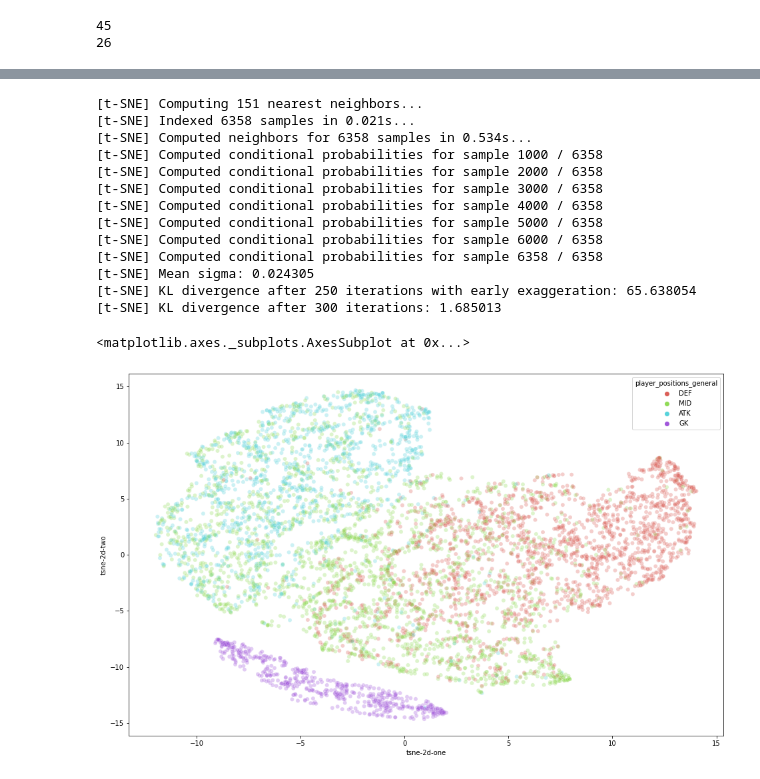
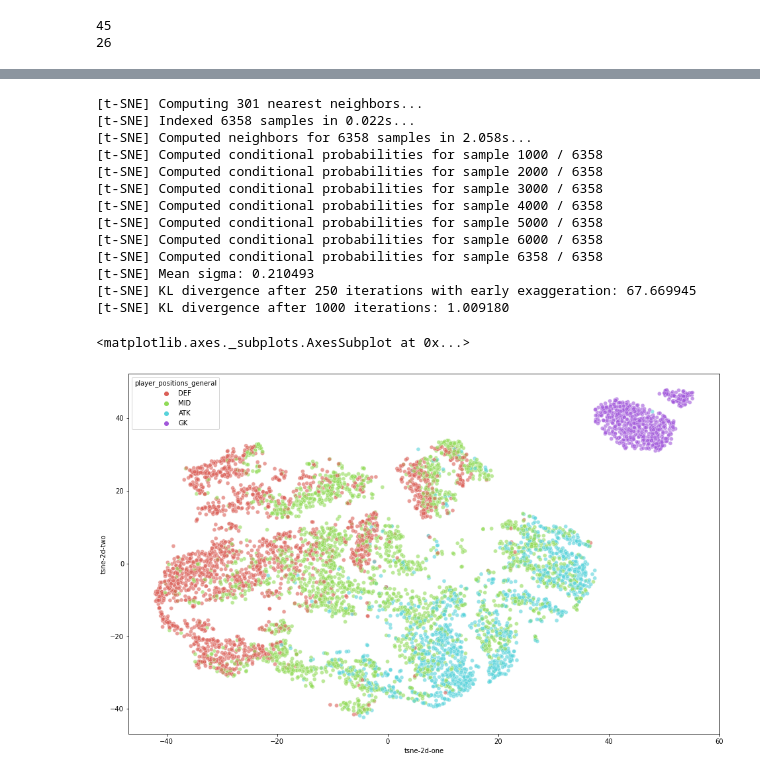
Before and after one commit to limxuanyu127/Soccer-Player-Attributes-Comparison, a Jupyter notebook: fifa_similarity_search/embedding_generation/SSM_Embeddings_Generation.ipynb, the cells around one changed output, grey strips where cells are left out. Saved outputs shown, nothing was run; the diff lists cells and outputs as text; code cells hidden in the pictures.

```diff
--- a/fifa_similarity_search/embedding_generation/SSM_Embeddings_Generation.ipynb
+++ b/fifa_similarity_search/embedding_generation/SSM_Embeddings_Generation.ipynb
@@ -110,11 +110,11 @@ output_dims = len(target_cols)
 
 model = keras.Sequential(
     [
-     layers.Dense(36, activation='relu', input_shape=(input_dims,), name='first_hidden_layer'),
-     layers.Dropout(0.5),
+     layers.Dense(38, activation='relu', input_shape=(input_dims,), name='first_hidden_layer'),
+    #  layers.Dropout(0.5),
      layers.Dense(32, name='final_hidden_layer'),
      layers.Activation("relu"),
-     layers.Dropout(0.5),
+    #  layers.Dropout(0.5),
      layers.Dense(output_dims, activation='linear'),
     ]
 , name='positional_ratings_predictor')
@@ -265,12 +208,12 @@ from sklearn.manifold import TSNE
 
 df_subset = pd.concat([df_embeddings, df_nominal['player_positions_general']], axis=1)
 
-tsne = TSNE(n_components=2, verbose=1, perplexity=50, n_iter=300)
+tsne = TSNE(n_components=2, verbose=1, perplexity=100, n_iter=1000)
 tsne_results = tsne.fit_transform(df_subset.iloc[:,:-1])
 # %% [output]
-[t-SNE] Computing 151 nearest neighbors...
-[t-SNE] Indexed 6358 samples in 0.021s...
-[t-SNE] Computed neighbors for 6358 samples in 0.534s...
+[t-SNE] Computing 301 nearest neighbors...
+[t-SNE] Indexed 6358 samples in 0.022s...
+[t-SNE] Computed neighbors for 6358 samples in 2.058s...
 [t-SNE] Computed conditional probabilities for sample 1000 / 6358
 [t-SNE] Computed conditional probabilities for sample 2000 / 6358
 [t-SNE] Computed conditional probabilities for sample 3000 / 6358
@@ -278,26 +221,26 @@ tsne_results = tsne.fit_transform(df_subset.iloc[:,:-1])
 [t-SNE] Computed conditional probabilities for sample 5000 / 6358
 [t-SNE] Computed conditional probabilities for sample 6000 / 6358
 [t-SNE] Computed conditional probabilities for sample 6358 / 6358
-[t-SNE] Mean sigma: 0.024305
-[t-SNE] KL divergence after 250 iterations with early exaggeration: 65.638054
-[t-SNE] KL divergence after 300 iterations: 1.685013
+[t-SNE] Mean sigma: 0.210493
+[t-SNE] KL divergence after 250 iterations with early exaggeration: 67.669945
+[t-SNE] KL divergence after 1000 iterations: 1.009180
 # %%
 # plot tsne results on scatterplot, where ATK = 0, DEF = 1, GK = 2, MID = 3
 
 df_subset['tsne-2d-one'] = tsne_results[:,0]
 df_subset['tsne-2d-two'] = tsne_results[:,1]
 plt.figure(figsize=(16,10))
 sns.scatterplot(
     x="tsne-2d-one", y="tsne-2d-two",
     hue="player_positions_general",
     palette=sns.color_palette("hls", 4),
     data=df_subset,
     legend="full",
-    alpha=0.3
+    alpha=0.6
 )
 # %% [output]
 <matplotlib.axes._subplots.AxesSubplot at 0x...>
-[figure, old version]
+[figure, new version]
 # %%
 # save embeddings df as csv
 
```
Also changed, not shown: parts of 8 cells of this notebook, 1 other file.
